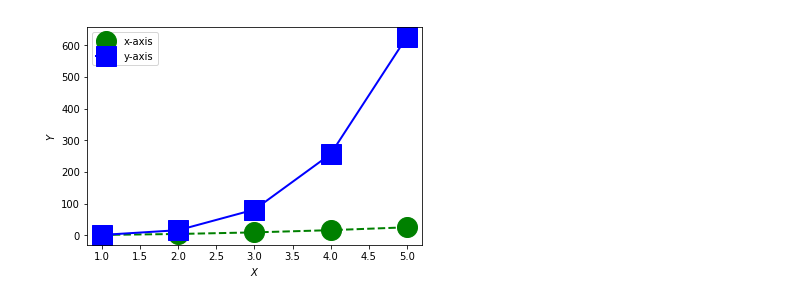
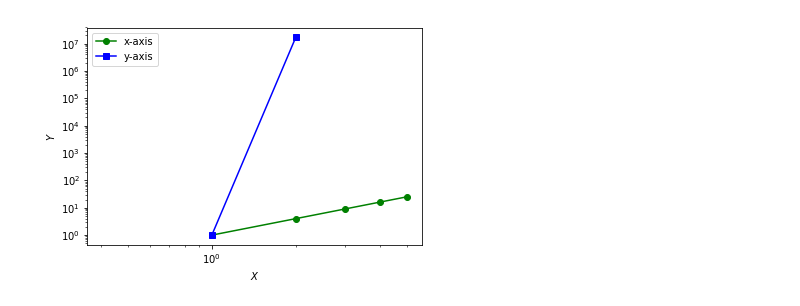
Before and after one commit to physicsvaib/py, a Jupyter notebook: Untitled.ipynb, the cells around one changed output. Saved outputs shown, nothing was run; the diff lists cells and outputs as text; code cells hidden in the pictures.

```diff
--- a/Untitled.ipynb
+++ b/Untitled.ipynb
@@ -7,15 +8,18 @@ z
 # %%
 from matplotlib import pyplot as plt
+import numpy as np
+
 a=np.array([1,2,3,4,5])
 b=np.array([1,4,9,16,25])
 size=np.array([1,2,3,4,5])
+
 color=["red","pink","#f5f555"]
-plt.plot(a,b,"go--",linewidth=2,markersize=20,label="x-axis")
-plt.plot(a,b**2,"bs-",linewidth=2,markersize=20,label="y-axis")
+plt.plot(a,b,"go-",label="x-axis")
+plt.loglog(a,b**12,"bs-",label="y-axis")
 plt.xlabel("$X$")
 plt.ylabel("$Y$")
 plt.legend(loc="upper left")
 plt.show()
 plt.savefig("myplot.pdf")
 # %% [output]
-[figure, old version]
+[figure, new version]
```
Also changed, not shown: parts of 3 cells of this notebook, 3 other files.
